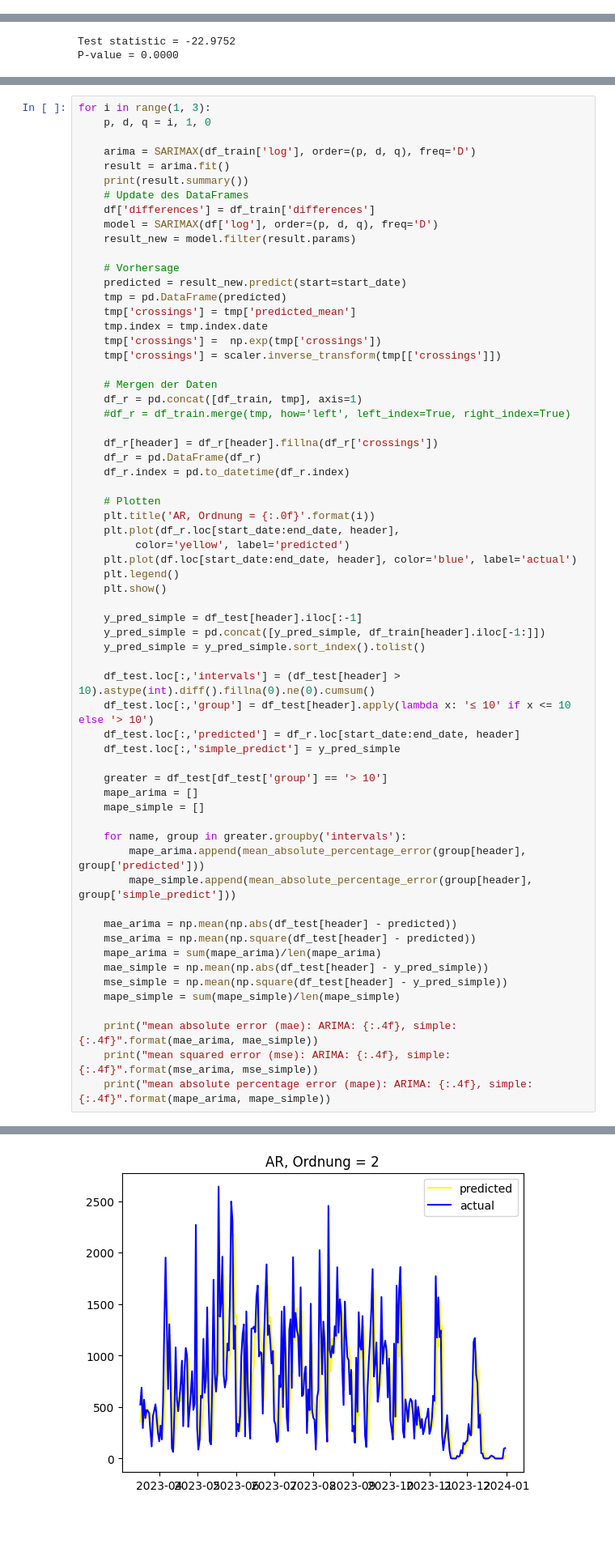
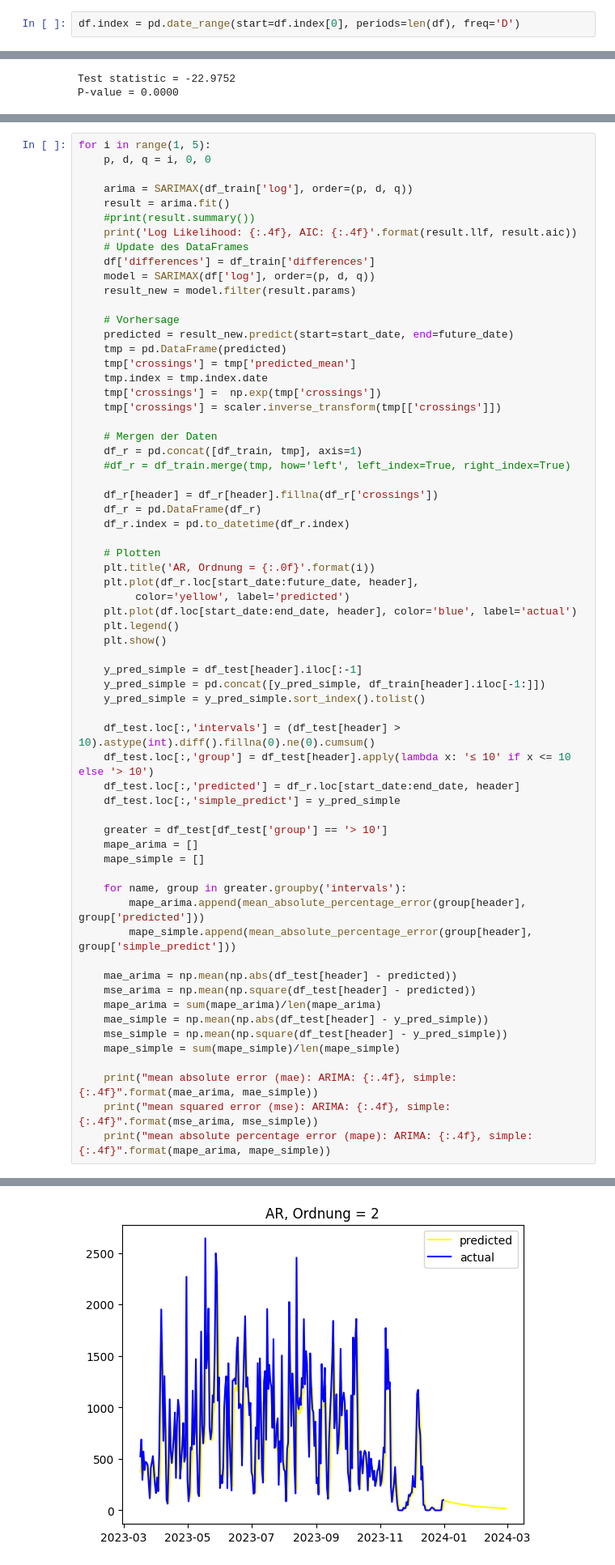
Before and after one commit to wooloflettuce/bonn-bike-count, a Jupyter notebook: ARIMA/Estermannufer/jaehrlich_v2.ipynb, the cells around one changed output, grey strips where cells are left out. Shown at 81% size. Drawn from its saved outputs; the diff is of its cells as text; blank space fills up the shorter version.

```diff
--- a/ARIMA/Estermannufer/jaehrlich_v2.ipynb
+++ b/ARIMA/Estermannufer/jaehrlich_v2.ipynb
@@ -20,6 +20,8 @@ df.index = pd.to_datetime(df.index)
 type(df.index)
 # %% [output]
 pandas.core.indexes.datetimes.DatetimeIndex
+# %%
+df.index = pd.date_range(start=df.index[0], periods=len(df), freq='D')
 # %%
 from statsmodels.tsa.seasonal import seasonal_decompose
 decomposition = seasonal_decompose(df[header], period=365)
@@ -241,19 +176,20 @@ def ma_arima():
         print("mean squared error (mse): ARIMA: {:.4f}, simple: {:.4f}".format(mse_arima, mse_simple))
         print("mean absolute percentage error (mape): ARIMA: {:.4f}, simple: {:.4f}".format(mape_arima, mape_simple))
 # %%
-for i in range(1, 3):
-    p, d, q = i, 1, 0
+for i in range(1, 5):
+    p, d, q = i, 0, 0
 
-    arima = SARIMAX(df_train['log'], order=(p, d, q), freq='D')
+    arima = SARIMAX(df_train['log'], order=(p, d, q))
     result = arima.fit()
-    print(result.summary())
+    #print(result.summary())
+    print('Log Likelihood: {:.4f}, AIC: {:.4f}'.format(result.llf, result.aic))
     # Update des DataFrames
     df['differences'] = df_train['differences']
-    model = SARIMAX(df['log'], order=(p, d, q), freq='D')
+    model = SARIMAX(df['log'], order=(p, d, q))
     result_new = model.filter(result.params)
 
     # Vorhersage
-    predicted = result_new.predict(start=start_date)
+    predicted = result_new.predict(start=start_date, end=future_date)
     tmp = pd.DataFrame(predicted)
     tmp['crossings'] = tmp['predicted_mean']
     tmp.index = tmp.index.date
@@ -270,7 +206,7 @@ for i in range(1, 3):
 
     # Plotten
     plt.title('AR, Ordnung = {:.0f}'.format(i))
-    plt.plot(df_r.loc[start_date:end_date, header],
+    plt.plot(df_r.loc[start_date:future_date, header],
          color='yellow', label='predicted')
     plt.plot(df.loc[start_date:end_date, header], color='blue', label='actual')
     plt.legend()
@@ -342 +249 @@ Warnings:
-[figure, old version]
+[figure, new version]
```
Also changed, not shown: parts of 35 cells of this notebook, 6 other files.
